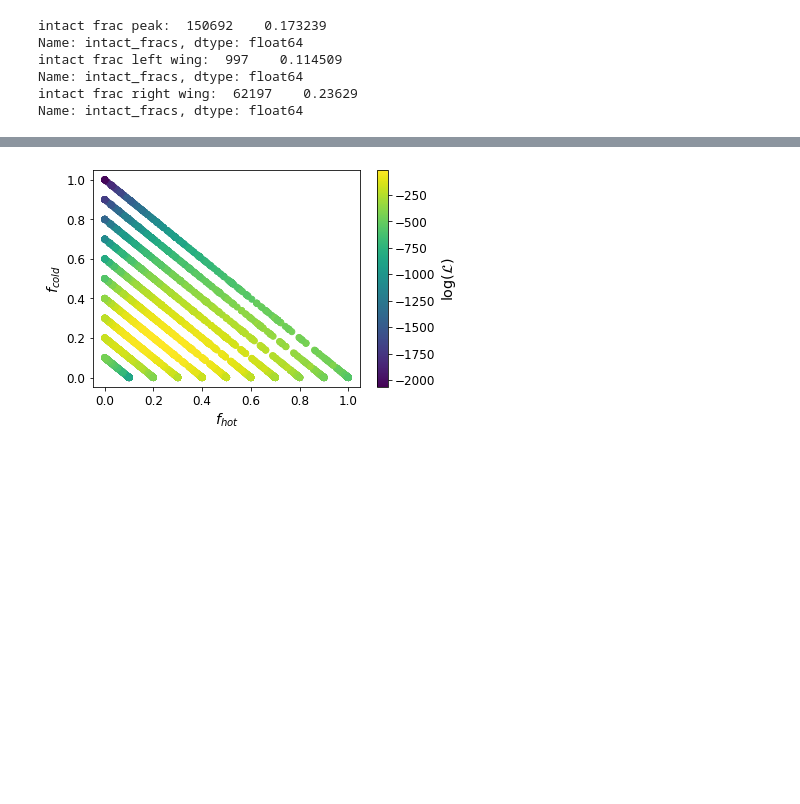
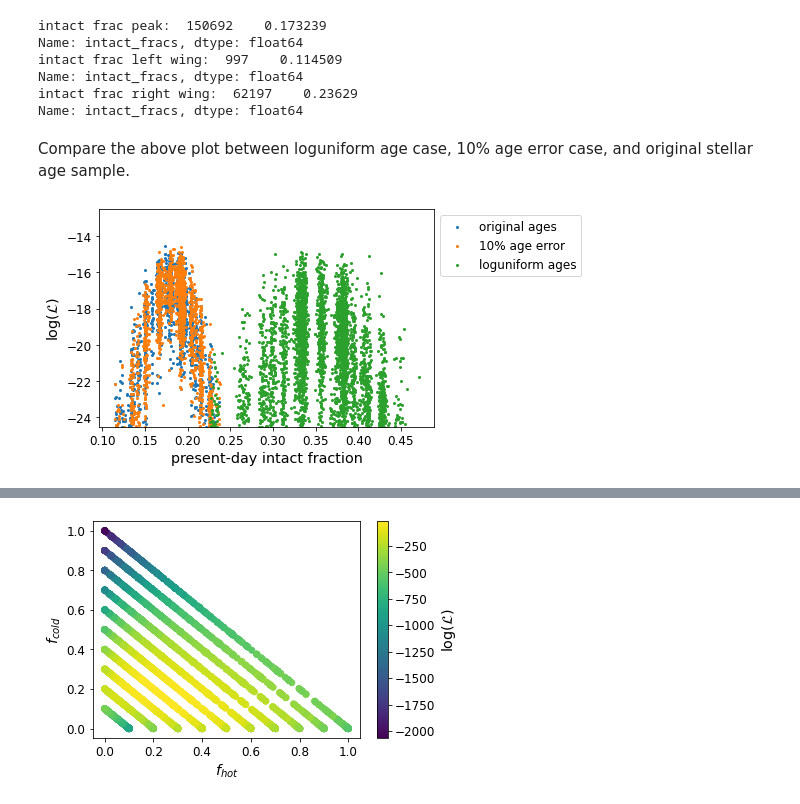
Before and after one commit to exoclam/mastrangelo, a Jupyter notebook: notebooks/analyze.ipynb, the cells around one changed output, grey strips where cells are left out. Cells and saved outputs as stored; diff of their text form; code cells hidden in the pictures; blank space fills up the shorter version.

```diff
--- a/notebooks/analyze.ipynb
+++ b/notebooks/analyze.ipynb
@@ -622,3 +637,21 @@ intact frac left wing:  997    0.114509
 Name: intact_fracs, dtype: float64
 intact frac right wing:  62197    0.23629
 Name: intact_fracs, dtype: float64
+# %% [markdown]
+Compare the above plot between loguniform age case, 10% age error case, and original stellar age sample.
+# %%
+og = pd.read_csv(path+'good_models.csv')
+ten = pd.read_csv(path+'good_models_ten.csv')
+loguniform = pd.read_csv(path+'good_models_loguniform.csv')
+
+plt.scatter(og.intact_fracs, og.logLs, s=4, label='original ages')
+plt.scatter(ten.intact_fracs, ten.logLs, s=4, label='10% age error')
+plt.scatter(loguniform.intact_fracs, loguniform.logLs, s=4, label='loguniform ages')
+plt.xlabel('present-day intact fraction')
+plt.ylabel(r'log($\mathcal{L}$)')
+plt.ylim([good_models.logLs.min(), good_models.logLs.max()+2])
+plt.legend(bbox_to_anchor=(1, 1))
+#plt.savefig(path+'figures/intact-vs-logL.png', facecolor='white', bbox_inches='tight')
+plt.show()
+# %% [output]
+[figure, added]
```
Also changed, not shown: parts of 18 cells of this notebook, 4 other files.
